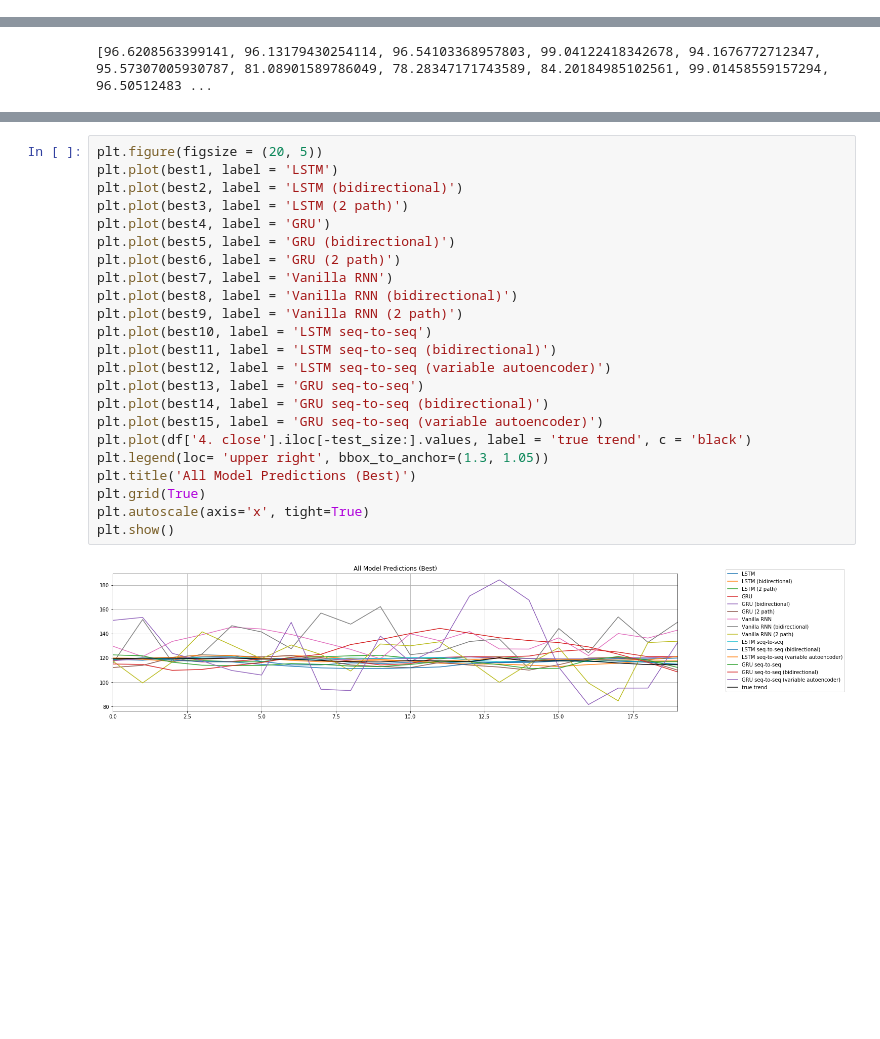
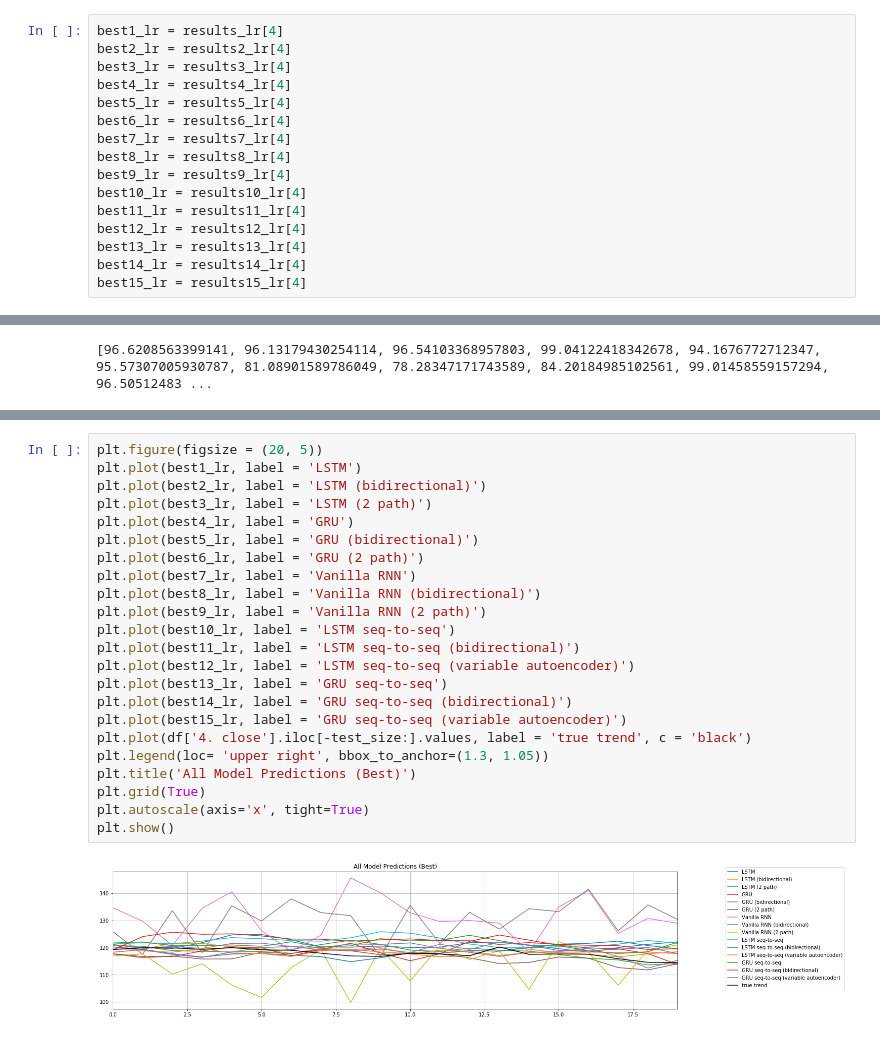
Before and after one commit to Racerx250/ece271bproject, a Jupyter notebook: Results_AAPL.ipynb, the cells around one changed output, grey strips where cells are left out. Cells and saved outputs as stored; diff of their text form; blank space fills up the shorter version.

```diff
--- a/Results_AAPL.ipynb
+++ b/Results_AAPL.ipynb
@@ -65,3 +98,19 @@ best15 = results15[4]
+# %%
+best1_lr = results_lr[4]
+best2_lr = results2_lr[4]
+best3_lr = results3_lr[4]
+best4_lr = results4_lr[4]
+best5_lr = results5_lr[4]
+best6_lr = results6_lr[4]
+best7_lr = results7_lr[4]
+best8_lr = results8_lr[4]
+best9_lr = results9_lr[4]
+best10_lr = results10_lr[4]
+best11_lr = results11_lr[4]
+best12_lr = results12_lr[4]
+best13_lr = results13_lr[4]
+best14_lr = results14_lr[4]
+best15_lr = results15_lr[4]
 # %%
 overall = [calculate_accuracy(df['4. close'].iloc[-test_size:].values, r) for r in a]
 plt.figure(figsize = (20, 5))
@@ -93,27 +171,27 @@ print(overall)
 # %%
 plt.figure(figsize = (20, 5))
-plt.plot(best1, label = 'LSTM')
-plt.plot(best2, label = 'LSTM (bidirectional)')
-plt.plot(best3, label = 'LSTM (2 path)')
-plt.plot(best4, label = 'GRU')
-plt.plot(best5, label = 'GRU (bidirectional)')
-plt.plot(best6, label = 'GRU (2 path)')
-plt.plot(best7, label = 'Vanilla RNN')
-plt.plot(best8, label = 'Vanilla RNN (bidirectional)')
-plt.plot(best9, label = 'Vanilla RNN (2 path)')
-plt.plot(best10, label = 'LSTM seq-to-seq')
-plt.plot(best11, label = 'LSTM seq-to-seq (bidirectional)')
-plt.plot(best12, label = 'LSTM seq-to-seq (variable autoencoder)')
-plt.plot(best13, label = 'GRU seq-to-seq')
-plt.plot(best14, label = 'GRU seq-to-seq (bidirectional)')
-plt.plot(best15, label = 'GRU seq-to-seq (variable autoencoder)')
+plt.plot(best1_lr, label = 'LSTM')
+plt.plot(best2_lr, label = 'LSTM (bidirectional)')
+plt.plot(best3_lr, label = 'LSTM (2 path)')
+plt.plot(best4_lr, label = 'GRU')
+plt.plot(best5_lr, label = 'GRU (bidirectional)')
+plt.plot(best6_lr, label = 'GRU (2 path)')
+plt.plot(best7_lr, label = 'Vanilla RNN')
+plt.plot(best8_lr, label = 'Vanilla RNN (bidirectional)')
+plt.plot(best9_lr, label = 'Vanilla RNN (2 path)')
+plt.plot(best10_lr, label = 'LSTM seq-to-seq')
+plt.plot(best11_lr, label = 'LSTM seq-to-seq (bidirectional)')
+plt.plot(best12_lr, label = 'LSTM seq-to-seq (variable autoencoder)')
+plt.plot(best13_lr, label = 'GRU seq-to-seq')
+plt.plot(best14_lr, label = 'GRU seq-to-seq (bidirectional)')
+plt.plot(best15_lr, label = 'GRU seq-to-seq (variable autoencoder)')
 plt.plot(df['4. close'].iloc[-test_size:].values, label = 'true trend', c = 'black')
 plt.legend(loc= 'upper right', bbox_to_anchor=(1.3, 1.05))
 plt.title('All Model Predictions (Best)')
 plt.grid(True)
 plt.autoscale(axis='x', tight=True)
 plt.show()
 # %% [output]
-[figure, old version]
+[figure, new version]
 # %%
 def trend_classifier(test_pred, test_labels, test_size):
```
Also changed, not shown: parts of 80 cells of this notebook, 4 other files.
